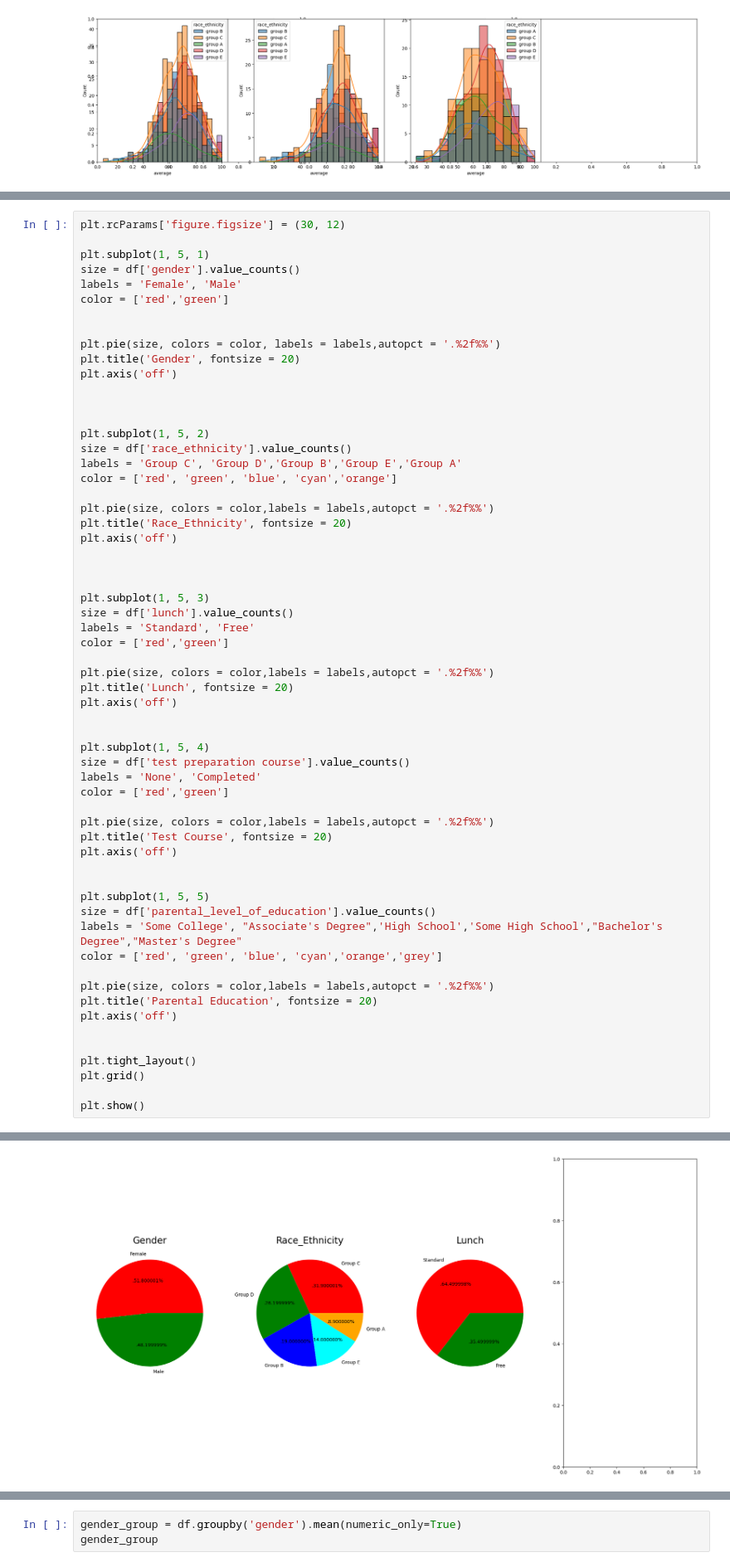
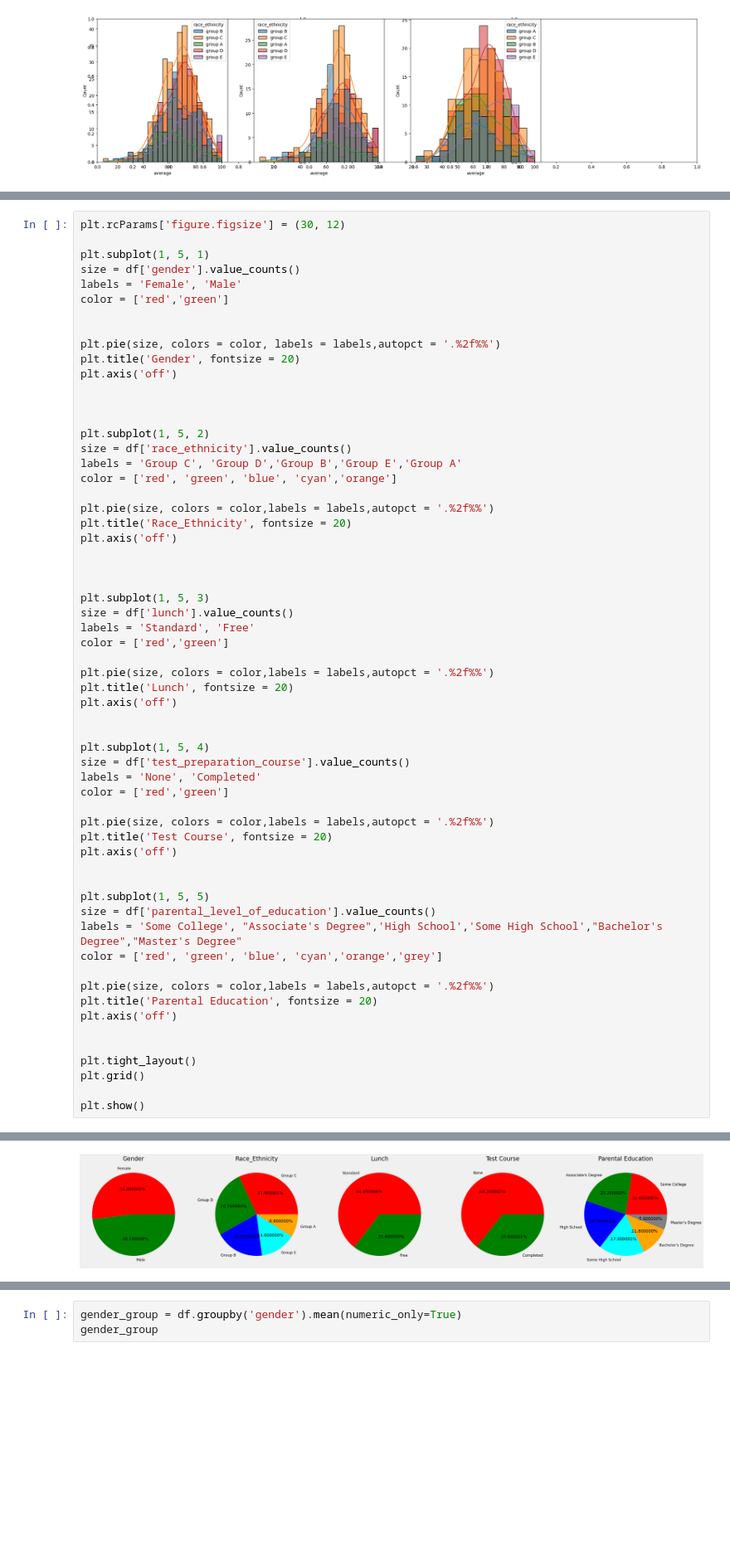
Before and after one commit to AshmitShahi/ML_Project, a Jupyter notebook: notebook/EDA.ipynb, the cells around one changed output, grey strips where cells are left out. Shown at 83% size. Saved outputs shown, nothing was run; the diff lists cells and outputs as text; blank space fills up the shorter version.

```diff
--- a/notebook/EDA.ipynb
+++ b/notebook/EDA.ipynb
@@ -264,7 +264,7 @@ plt.axis('off')
 
 
 plt.subplot(1, 5, 4)
-size = df['test preparation course'].value_counts()
+size = df['test_preparation_course'].value_counts()
 labels = 'None', 'Completed'
 color = ['red','green']
 
@@ -292,4 +291,4 @@ KeyError: 'test preparation course'
-[figure, old version]
+[figure, new version]
 # %%
 f,ax=plt.subplots(1,2,figsize=(20,10))
 sns.countplot(x=df['gender'],data=df,palette ='bright',ax=ax[0],saturation=0.95)
```
Also changed, not shown: parts of 1 cell of this notebook, 5 other files.
